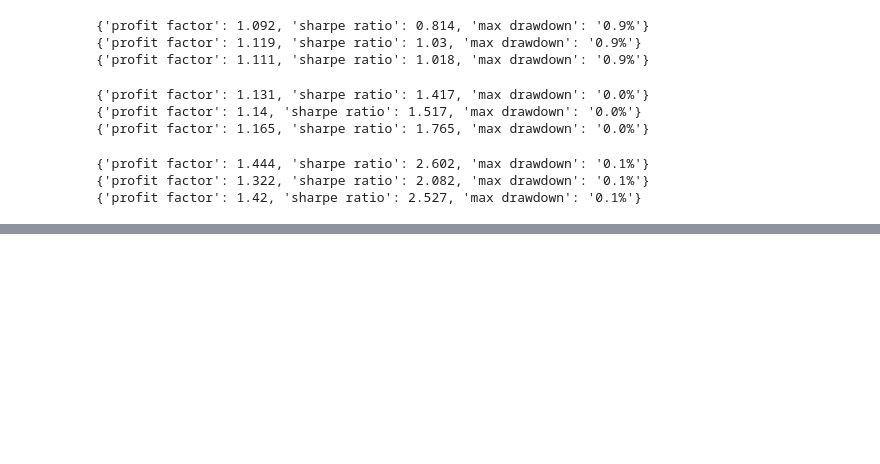
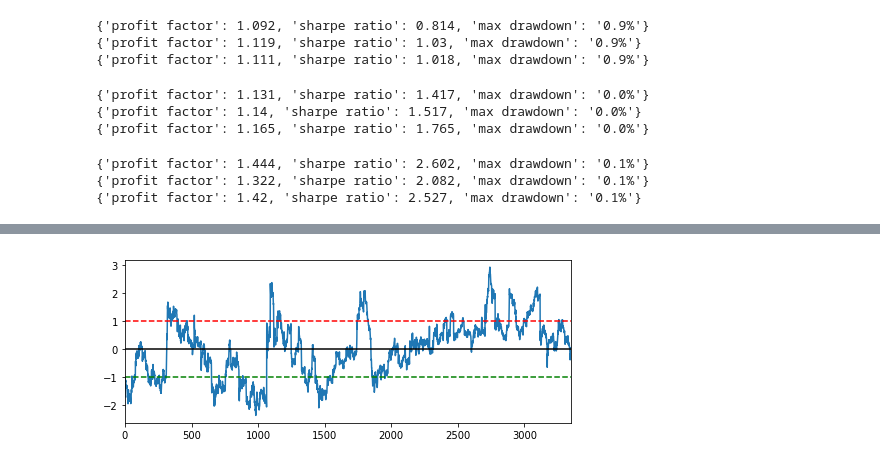
Before and after one commit to snp600/trading-alchemy, a Jupyter notebook: backtesting/demo.ipynb, the cells around one changed output, grey strips where cells are left out. Saved outputs shown, nothing was run; the diff lists cells and outputs as text; code cells hidden in the pictures; blank space fills up the shorter version.

```diff
--- a/backtesting/demo.ipynb
+++ b/backtesting/demo.ipynb
@@ -267,0 +304,9 @@ SingleInstrumentBacktest(df_nvda, stoploss=0.02, takeprofit=1000).full_backtest(
+# %%
+zscore = (ratios - ratios.mean()) / np.std(ratios)
+zscore.plot()
+plt.axhline(zscore.mean(), color='black')
+plt.axhline(1.0, color='red', linestyle='--')
+plt.axhline(-1.0, color='green', linestyle='--')
+plt.show()
+# %% [output]
+[figure, added]
```
Also changed, not shown: parts of 12 cells of this notebook.
